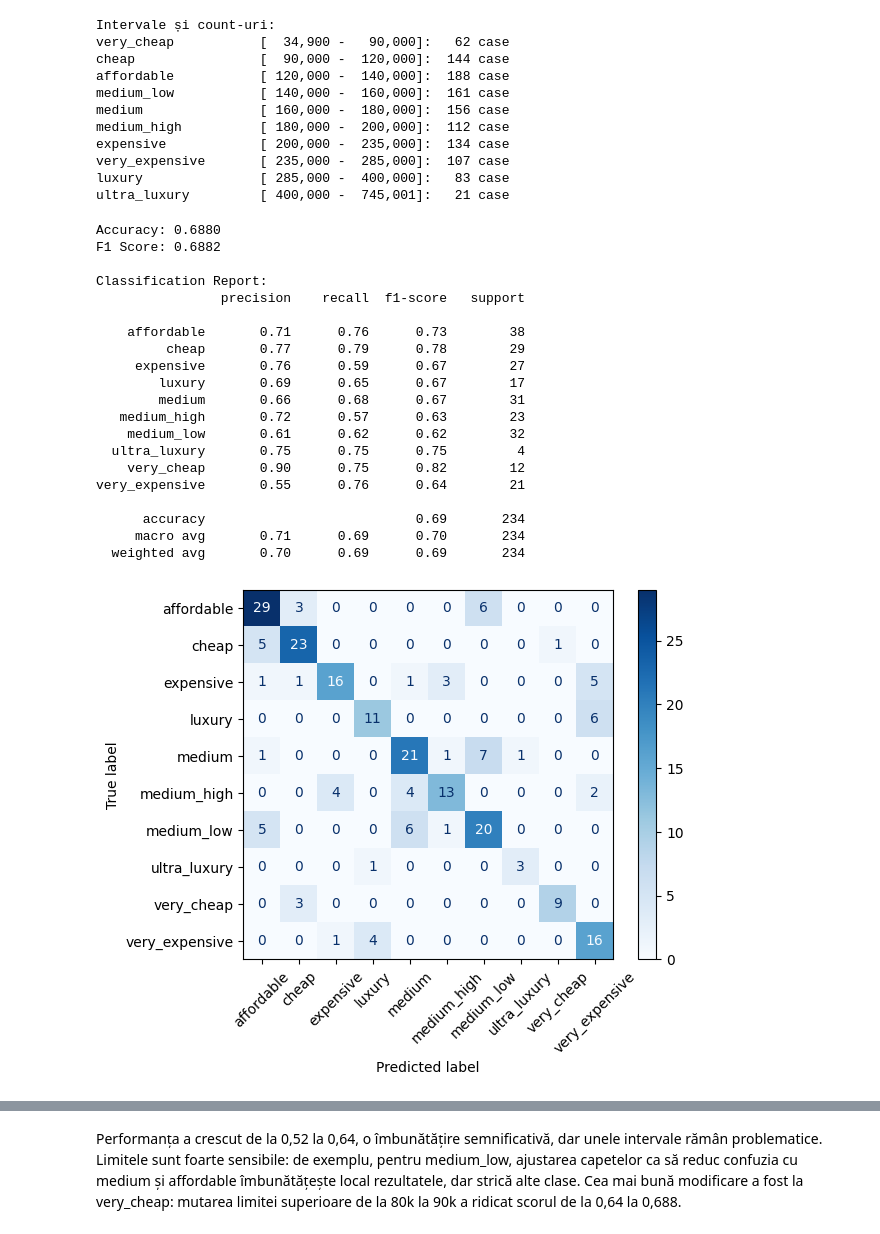
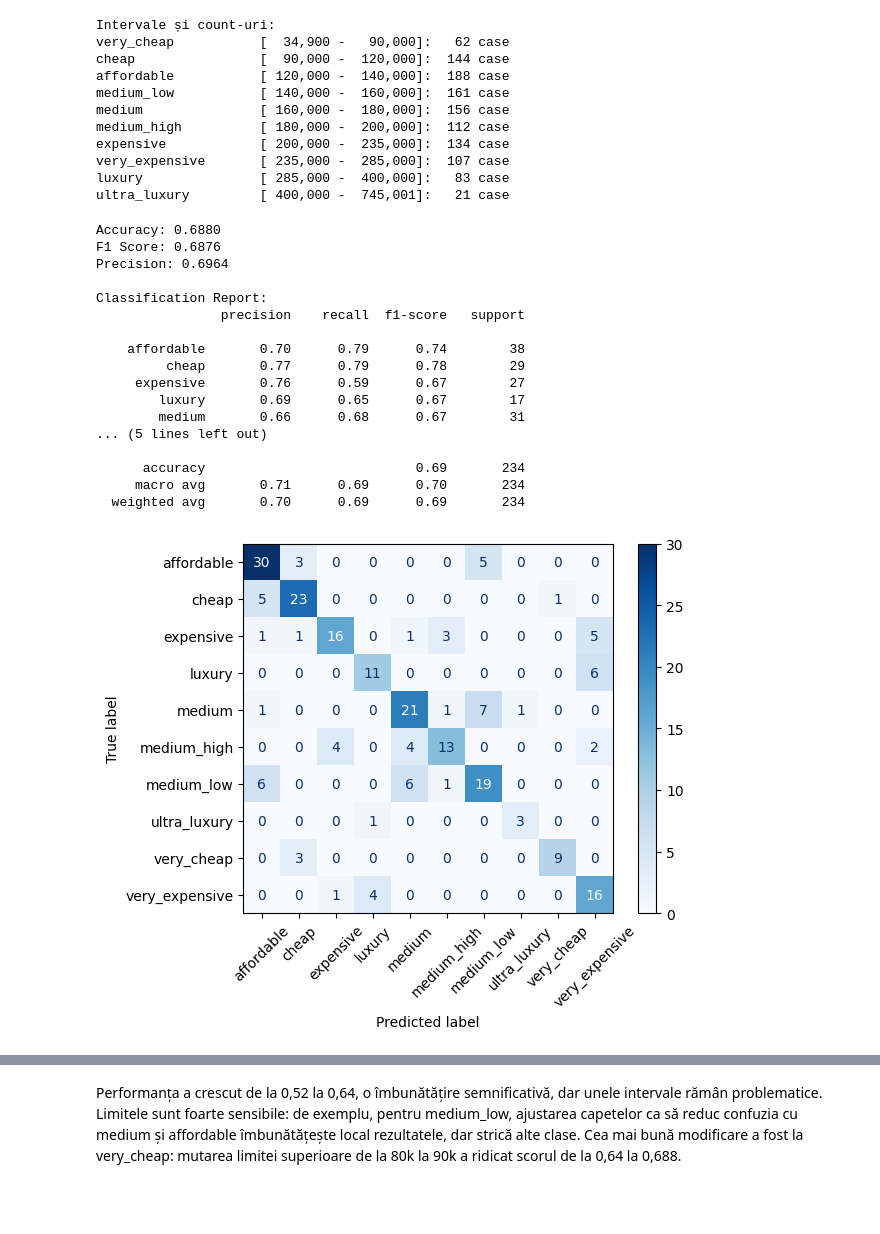
Before and after one commit to OctaMarina/house-price-prediction-integra, a Jupyter notebook: notebooks/Cornescu_Darius_split_comparison.ipynb, the cells around one changed output, grey strips where cells are left out. Drawn from its saved outputs; the diff is of its cells as text; code cells hidden in the pictures; blank space fills up the shorter version.

```diff
--- a/notebooks/Cornescu_Darius_split_comparison.ipynb
+++ b/notebooks/Cornescu_Darius_split_comparison.ipynb
@@ -14,5 +15,5 @@ from sklearn.metrics import accuracy_score, f1_score, classification_report, con
 # %%
-df = pd.read_csv("Cornescu_Darius_new_features.csv")
+df = pd.read_csv("../data/Cornescu_Darius_new_features.csv")
 df.head()
 # %% [output]
 |  | MSSubClass | MSZoning | LotFrontage | LotArea | Street | Alley | LotShape | LandContour | Utilities | ... |
@@ -27,8 +29,7 @@ def make_preprocessor(dataframe):
     categorical_features = dataframe.select_dtypes(include=['object']).columns.tolist()
 
     numeric_transformer = Pipeline(steps=[
-    ('imputer', KNNImputer(n_neighbors=5)),
-    ('scaler', StandardScaler())
+    ('imputer', KNNImputer(n_neighbors=5))
     ])
 
     categorical_transformer = Pipeline(steps=[
@@ -43,7 +44,7 @@ def make_preprocessor(dataframe):
 
     return preprocessor
 # %%
-def run_classification_pipeline(dataframe, number_bins, labels = None, random_state=42):
+def run_decision_tree_classification_pipeline(dataframe, number_bins, labels = None, random_state=42):
 
     target = "SalePrice"
     prices = dataframe[target].copy()
@@ -72,8 +73,8 @@ def run_classification_pipeline(dataframe, number_bins, labels = None, random_st
     report = classification_report(Y_test, Y_pred)
     cm = confusion_matrix(Y_test, Y_pred, labels = classifier.classes_)
 
-    print("Accuracy:", accuracy)
-    print("F1 Score:", f1)
+    print("Accuracy: {:.3f}".format(accuracy))
+    print("F1 Score: {:.3f}".format(f1))
     print("Classification Report:\n", report)
 
     disp = ConfusionMatrixDisplay(confusion_matrix=cm, display_labels=classifier.classes_)
@@ -335,7 +403,7 @@ very_expensive       [ 235,000 -  285,000]:  107 case
 luxury               [ 285,000 -  400,000]:   83 case
 ultra_luxury         [ 400,000 -  745,001]:   21 case
 # %%
-def run_classification_pipeline(dataframe, number_bins=None, labels=None, custom_bins=None, random_state=42):
+def run_decision_tree_classification_pipeline(dataframe, number_bins=None, labels=None, custom_bins=None, random_state=42):
 
     target = "SalePrice"
     prices = dataframe[target].copy()
@@ -362,39 +430,38 @@ def run_classification_pipeline(dataframe, number_bins=None, labels=None, custom
     Y_pred = Pipeline_steps.predict(X_test)
 
     accuracy = accuracy_score(Y_test, Y_pred)
+    precision = precision_score(Y_test, Y_pred, average='weighted')
     f1 = f1_score(Y_test, Y_pred, average='weighted')
     report = classification_report(Y_test, Y_pred)
     cm = confusion_matrix(Y_test, Y_pred, labels=classifier.classes_)
 
     print(f"Accuracy: {accuracy:.4f}")
     print(f"F1 Score: {f1:.4f}")
+    print(f"Precision: {precision:.4f}")
     print(f"\nClassification Report:\n{report}")
     disp = ConfusionMatrixDisplay(confusion_matrix=cm, display_labels=classifier.classes_)
     disp.plot(cmap=plt.cm.Blues, xticks_rotation=45)
 
     return Pipeline_steps
 
 
-res_custom = run_classification_pipeline(df, custom_bins=custom_bins, labels=custom_labels)
+res_custom = run_decision_tree_classification_pipeline(df, custom_bins=custom_bins, labels=custom_labels)
 # %% [output]
 Accuracy: 0.6880
-F1 Score: 0.6882
+F1 Score: 0.6876
+Precision: 0.6964
 
 Classification Report:
                 precision    recall  f1-score   support
 
-    affordable       0.71      0.76      0.73        38
+    affordable       0.70      0.79      0.74        38
          cheap       0.77      0.79      0.78        29
      expensive       0.76      0.59      0.67        27
         luxury       0.69      0.65      0.67        17
         medium       0.66      0.68      0.67        31
-   medium_high       0.72      0.57      0.63        23
-    medium_low       0.61      0.62      0.62        32
-  ultra_luxury       0.75      0.75      0.75         4
-    very_cheap       0.90      0.75      0.82        12
-very_expensive       0.55      0.76      0.64        21
+... (5 lines left out)
 
       accuracy                           0.69       234
      macro avg       0.71      0.69      0.70       234
   weighted avg       0.70      0.69      0.69       234
-[figure, old version]
+[figure, new version]
```
Also changed, not shown: parts of 9 cells of this notebook.
